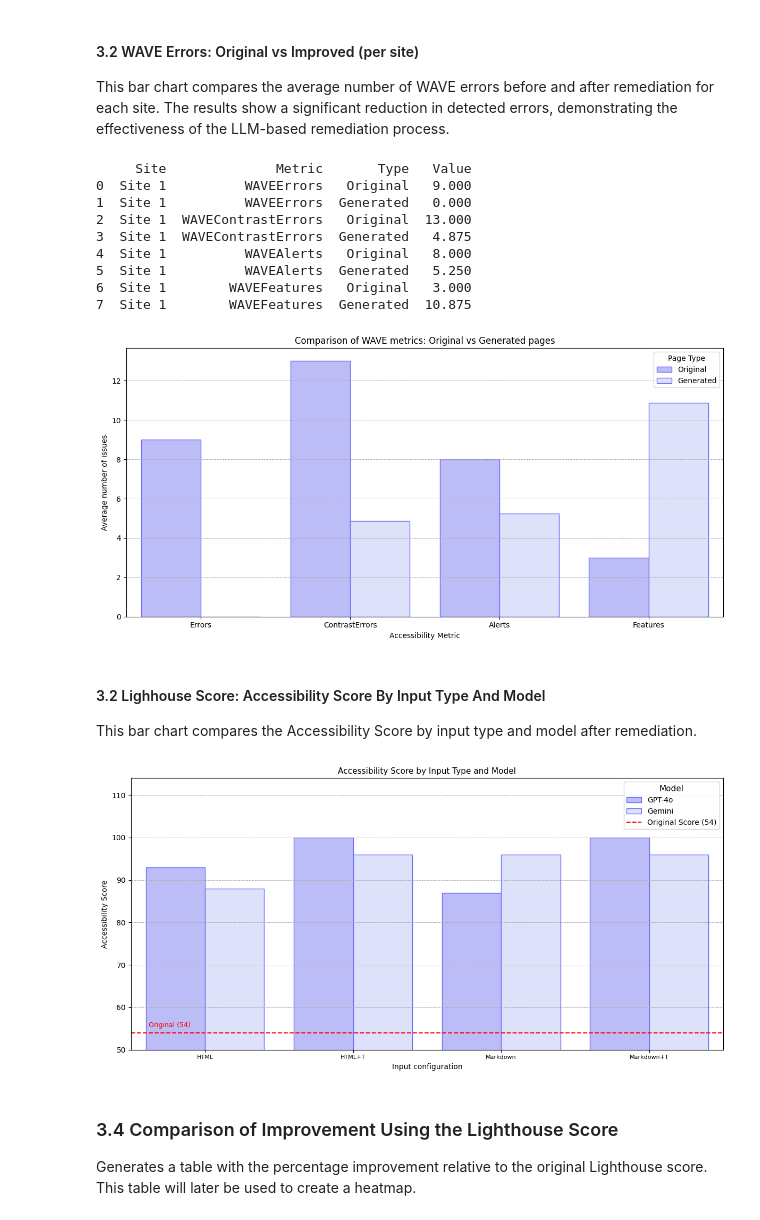
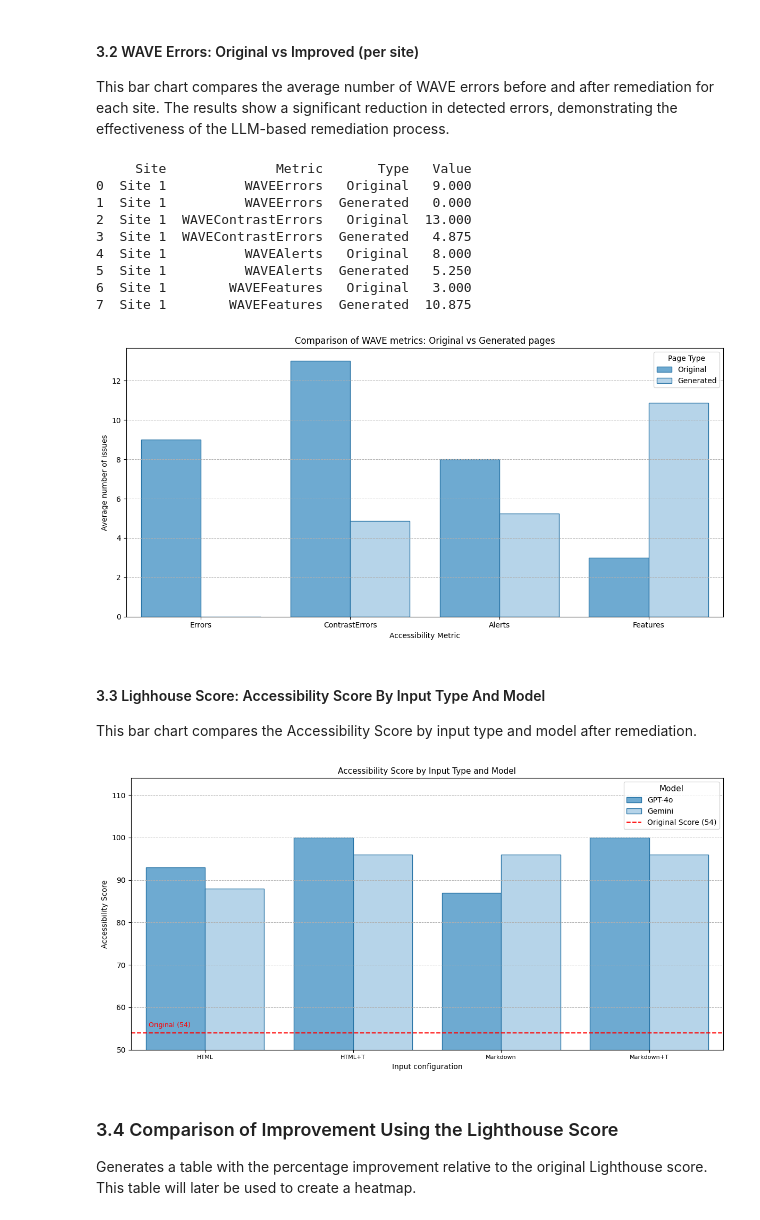
Before and after one commit to gverafei/towards-conceptual-model, a Jupyter notebook: code/conceptual-model.ipynb, the cells around one changed output. Drawn from its saved outputs; the diff is of its cells as text; code cells hidden in the pictures.

```diff
--- a/code/conceptual-model.ipynb
+++ b/code/conceptual-model.ipynb
@@ -785,3 +769,12 @@ color_rojo = "#FF0000"  # rojo
+# %%
+# Configurar colores
+color_claro = "#AED6F1"
+color_medio = "#5DADE2"
+color_fuerte = "#1B4F72"
+color_borde = "#2874A6"
+
+color_negro = "#000000"  # negro
+color_rojo = "#FF0000"  # rojo
 # %% [markdown]
 #### Accessibility Scores by Model
 # %%
@@ -1027,8 +1020,8 @@ compare_df['Metric'] = compare_df['Metric'].str.replace('WAVE', '')
 plt.figure(figsize=(12,6))
 
 # Dibujar las barras manualmente por tipo
-palette = {'Original': '#B3B3FF', 'Generated': '#D8DEFF'}
-edgecolor = '#6969FF'
+palette = {'Original': color_medio, 'Generated': color_claro}
+edgecolor = color_borde
 
 sns.barplot(x='Metric', y='Value', hue='Type', data=compare_df, errorbar=None, palette=palette, edgecolor=edgecolor)
 plt.title('Comparison of WAVE metrics: Original vs Generated pages')
@@ -1049,45 +1042,45 @@ plt.show()
 5  Site 1          WAVEAlerts  Generated   5.250
 6  Site 1        WAVEFeatures   Original   3.000
 7  Site 1        WAVEFeatures  Generated  10.875
-[figure, old version]
+[figure, new version]
 # %% [markdown]
-#### 3.2 Lighhouse Score: Accessibility Score By Input Type And Model
+#### 3.3 Lighhouse Score: Accessibility Score By Input Type And Model
 
 This bar chart compares the Accessibility Score by input type and model after remediation.
 # %%
 import matplotlib.pyplot as plt
 import seaborn as sns
 
 # Preparar columna para eje X
 df['Input+Template'] = df['InputType'] + df['TemplateUsed'].map({'Yes': '+T', 'No': ''})
 
 # Crear diccionario de colores por modelo
-palette = {'GPT-4o': color_morado, 'Gemini': color_morado_claro}
-edgecolor = color_morado_oscuro  # Color del borde de las barras
+palette = {'GPT-4o': color_medio, 'Gemini': color_claro}
+edgecolor = color_borde  # Color del borde de las barras
 
 plt.figure(figsize=(12, 6))
 sns.barplot(data=df, x='Input+Template', y='AccessibilityScore', hue='Model', palette=palette, edgecolor=edgecolor)
 
 # Agregar línea del score original
 plt.axhline(y=54, color=color_rojo, linestyle='--', linewidth=1.5, label='Original Score (54)')
 plt.text(-0.38, 55, 'Original (54)', color=color_rojo, fontsize=9, va='bottom')
 
 
 # Personalización del gráfico
 plt.title("Accessibility Score by Input Type and Model", fontsize=11)
 plt.ylabel("Accessibility Score")
 plt.xlabel("Input configuration")
 plt.ylim(50, 114)
 plt.xticks(rotation=0, ha='center', fontsize=8)
 plt.grid(axis='y', linestyle='--', linewidth=0.7)
 plt.legend(title='Model', loc='upper right', fontsize=10, title_fontsize=11)
 plt.tight_layout()
 
 # Guardar imagen
-plt.savefig("figures/score_comparison_compact.jpg", dpi=400)
+plt.savefig("figures/score_comparison_compact.png", dpi=500)
 plt.show()
 # %% [output]
-[figure, old version]
+[figure, new version]
 # %% [markdown]
 ### 3.4 Comparison of Improvement Using the Lighthouse Score
 
```
Also changed, not shown: parts of 16 cells of this notebook, 18 other files.
